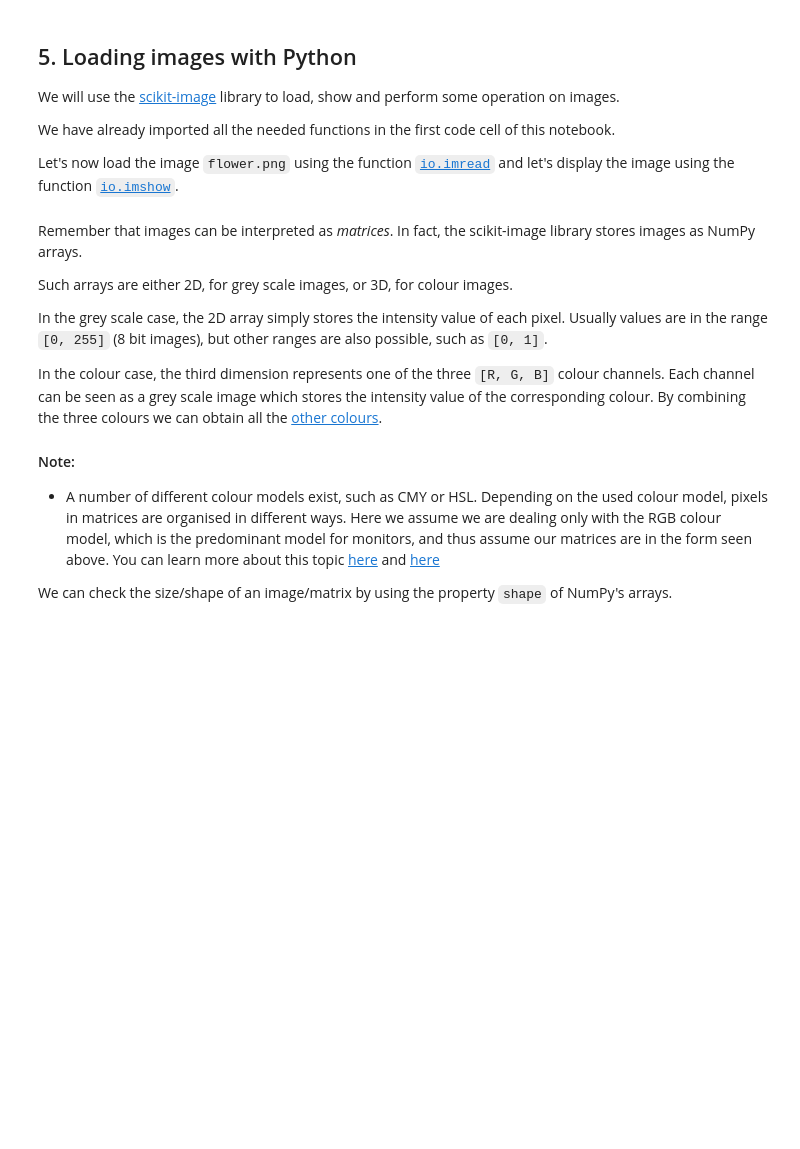
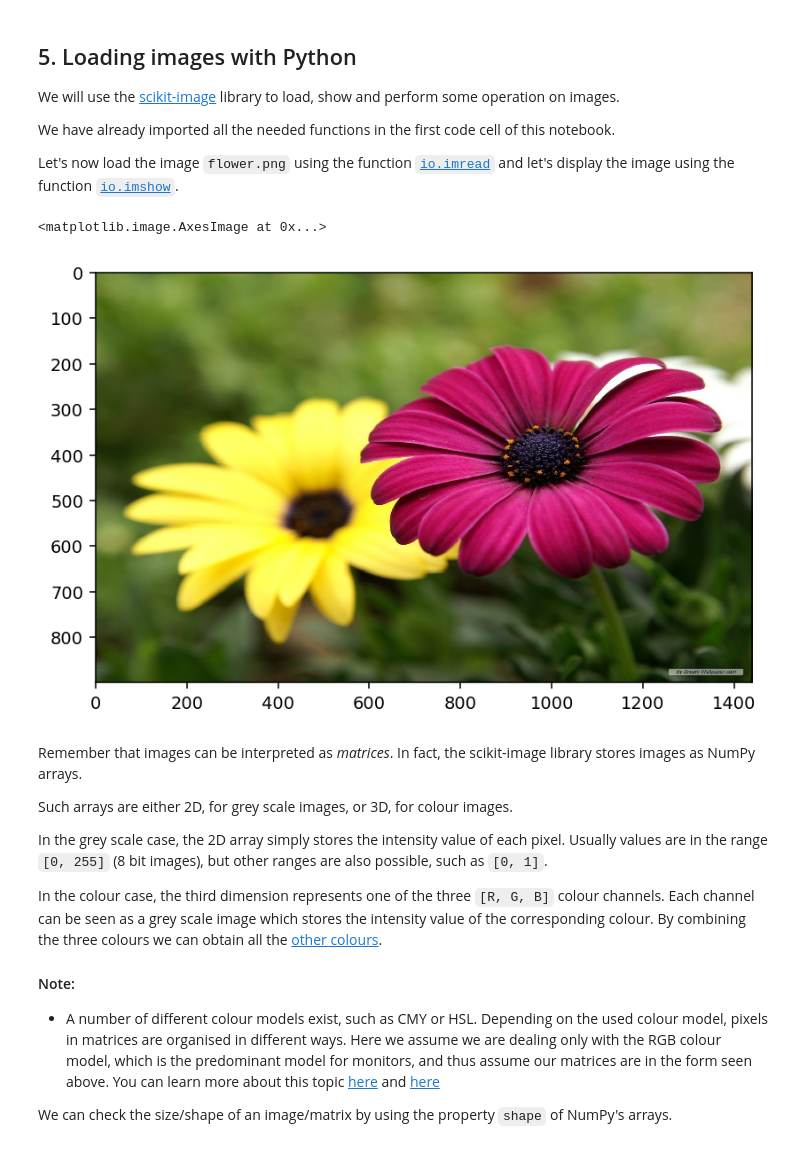
Before and after one commit to JonathanMarriott/COMS20011_2020, a Jupyter notebook: labs/lab_2/labsheet2.ipynb, the cells around one changed output. Saved outputs shown, nothing was run; the diff lists cells and outputs as text; code cells hidden in the pictures; blank space fills up the shorter version.

```diff
--- a/labs/lab_2/labsheet2.ipynb
+++ b/labs/lab_2/labsheet2.ipynb
@@ -166,6 +277,11 @@ We have already imported all the needed functions in the first code cell of this
 Let's now load the image `flower.png` using the function [`io.imread`](http://scikit-image.org/docs/dev/api/skimage.io.html#skimage.io.imread) and let's display the image using the function [`io.imshow`](http://scikit-image.org/docs/dev/api/skimage.io.html#skimage.io.imshow).
 # %%
 # write your code here
+im_flower = io.imread("flower.png")
+io.imshow(im_flower)
+# %% [output]
+<matplotlib.image.AxesImage at 0x...>
+[figure, added]
 # %% [markdown]
 Remember that images can be interpreted as *matrices*. In fact, the scikit-image library stores images as NumPy arrays.
 
```
Also changed, not shown: parts of 16 cells of this notebook, 1 other file.
